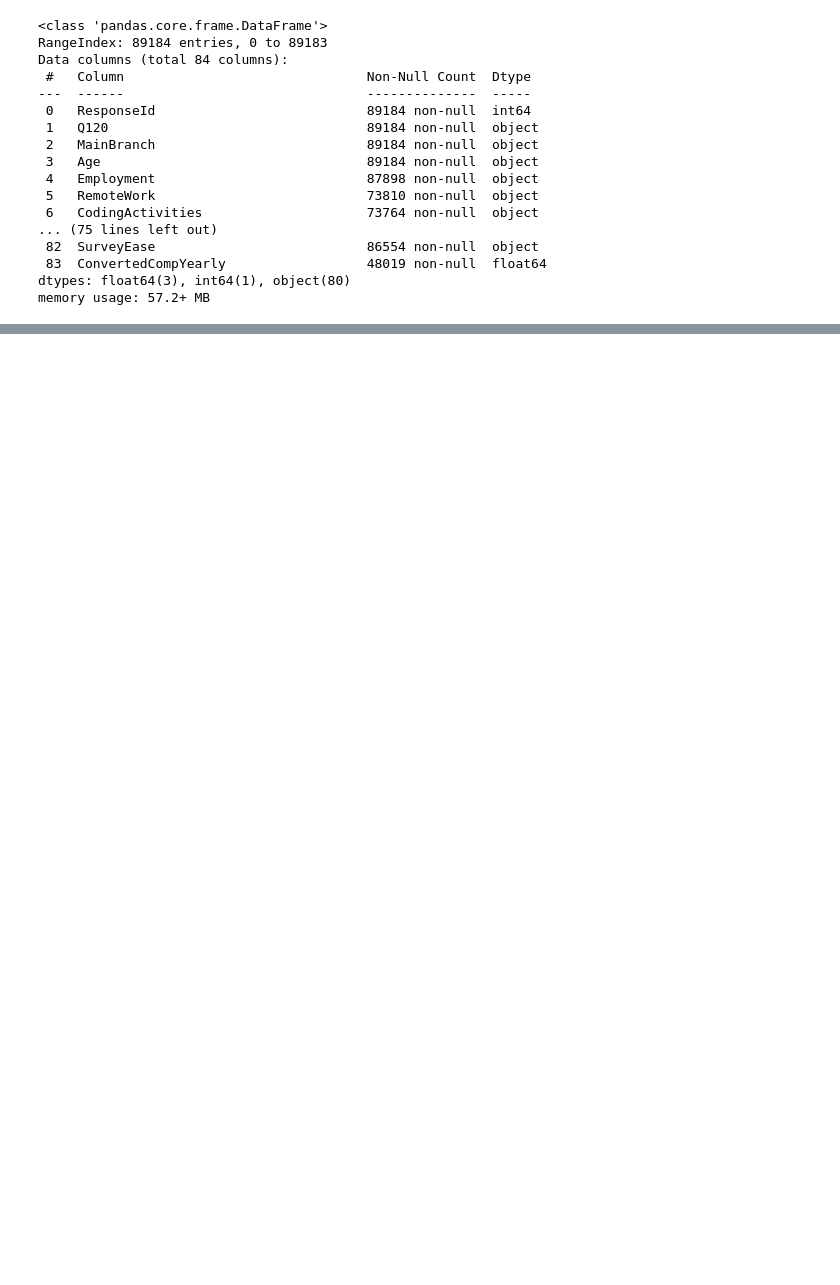
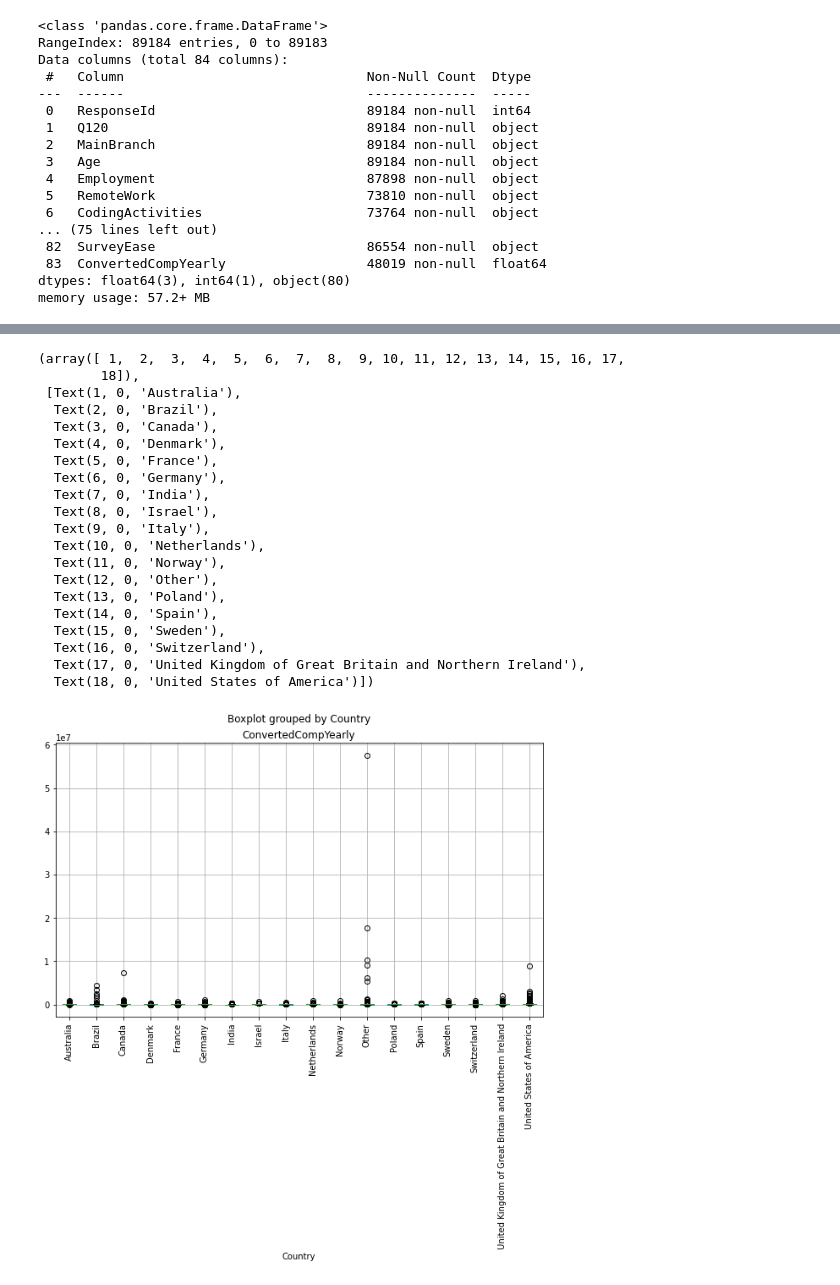
Before and after one commit to onionsp/Developer-Salary-Predictor, a Jupyter notebook: main.ipynb, the cells around one changed output, grey strips where cells are left out. Cells and saved outputs as stored; diff of their text form; code cells hidden in the pictures; blank space fills up the shorter version.

```diff
--- a/main.ipynb
+++ b/main.ipynb
@@ -31,0 +64,3 @@ memory usage: 57.2+ MB
+# %%
+df = df.dropna()
+df.isnull().sum()
@@ -51,0 +92,3 @@ Name: count, dtype: int64
+# %%
+df = df[df['Employment'] == 'Employed, full-time']
+df = df.drop('Employment', axis=1)
@@ -51,0 +126,13 @@ Name: count, dtype: int64
+# %%
+def clean_country(categories, cutoff):
+    cat_map = {}
+    for i in range(len(categories)):
+        if categories.values[i] >= cutoff:
+            cat_map[categories.index[i]] = categories.index[i]
+        else:
+            cat_map[categories.index[i]] = 'Other'
+    return cat_map
+# %%
+country_map = clean_country(df['Country'].value_counts(), 400)
+df['Country'] = df['Country'].map(country_map)
+df['Country'].value_counts()
@@ -51,0 +159,26 @@ Name: count, dtype: int64
+# %%
+fig, ax = plt.subplots(1, 1, figsize=(10, 6))
+df.boxplot('ConvertedCompYearly', 'Country', ax=ax)
+plt.xticks(rotation=90)
+# %% [output]
+(array([ 1,  2,  3,  4,  5,  6,  7,  8,  9, 10, 11, 12, 13, 14, 15, 16, 17,
+        18]),
+ [Text(1, 0, 'Australia'),
+  Text(2, 0, 'Brazil'),
+  Text(3, 0, 'Canada'),
+  Text(4, 0, 'Denmark'),
+  Text(5, 0, 'France'),
+  Text(6, 0, 'Germany'),
+  Text(7, 0, 'India'),
+  Text(8, 0, 'Israel'),
+  Text(9, 0, 'Italy'),
+  Text(10, 0, 'Netherlands'),
+  Text(11, 0, 'Norway'),
+  Text(12, 0, 'Other'),
+  Text(13, 0, 'Poland'),
+  Text(14, 0, 'Spain'),
+  Text(15, 0, 'Sweden'),
+  Text(16, 0, 'Switzerland'),
+  Text(17, 0, 'United Kingdom of Great Britain and Northern Ireland'),
+  Text(18, 0, 'United States of America')])
+[figure, added]
```
Also changed, not shown: parts of 30 cells of this notebook, 1 other file.
